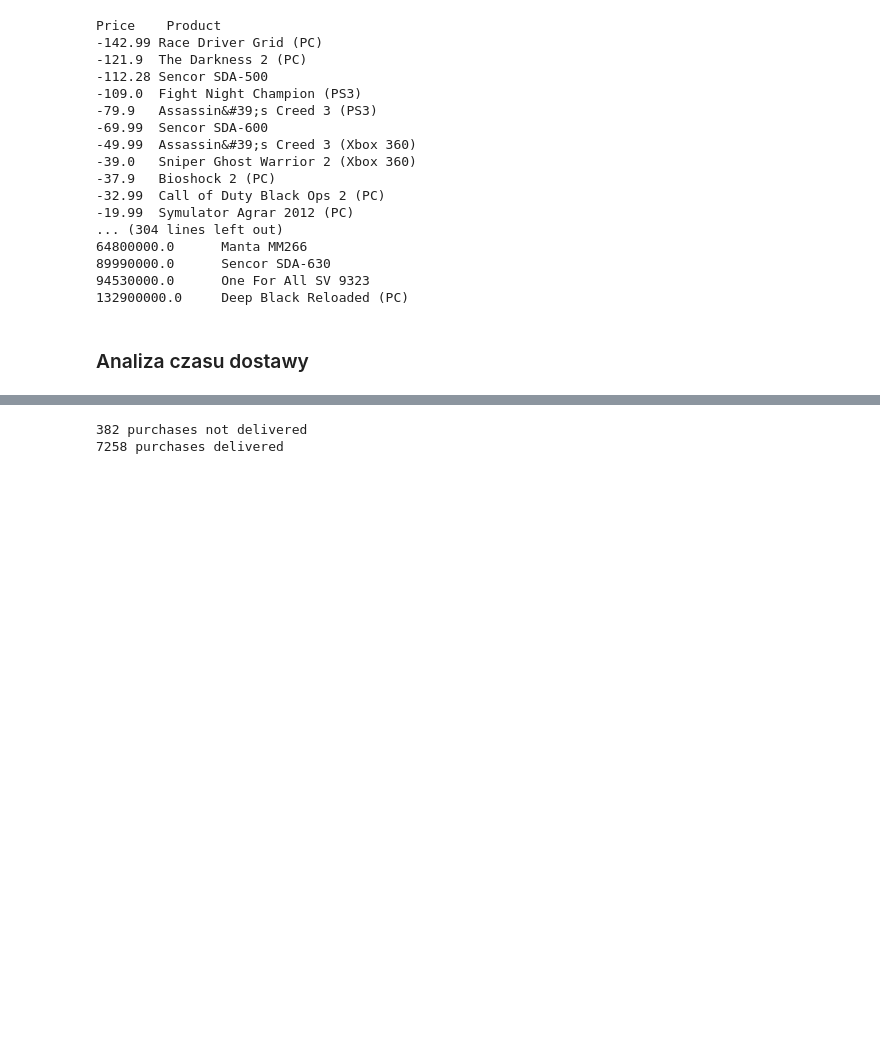
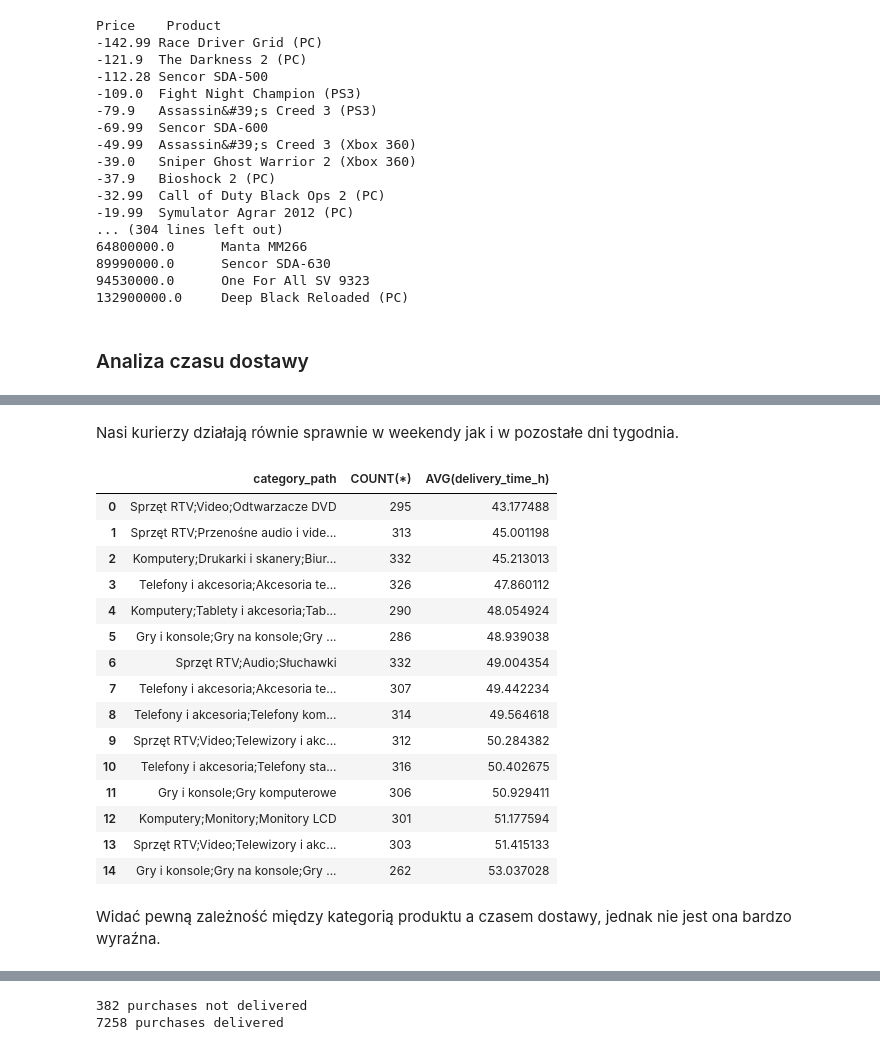
Before and after one commit to plibera/IUM_Project, a Jupyter notebook: dataAnalysis.ipynb, the cells around one changed output, grey strips where cells are left out. Saved outputs shown, nothing was run; the diff lists cells and outputs as text; code cells hidden in the pictures; blank space fills up the shorter version.

```diff
--- a/dataAnalysis.ipynb
+++ b/dataAnalysis.ipynb
@@ -106,0 +186,23 @@ Price    Product
+# %% [markdown]
+Nasi kurierzy działają równie sprawnie w weekendy jak i w pozostałe dni tygodnia.
+# %%
+pysqldf("SELECT category_path, COUNT(*), AVG(delivery_time_h) FROM correctDataDF GROUP BY category_path ORDER BY AVG(delivery_time_h);")
+# %% [output]
+|  | category_path | COUNT(*) | AVG(delivery_time_h) |
+| 0 | Sprzęt RTV;Video;Odtwarzacze DVD | 295 | 43.177488 |
+| 1 | Sprzęt RTV;Przenośne audio i vide... | 313 | 45.001198 |
+| 2 | Komputery;Drukarki i skanery;Biur... | 332 | 45.213013 |
+| 3 | Telefony i akcesoria;Akcesoria te... | 326 | 47.860112 |
+| 4 | Komputery;Tablety i akcesoria;Tab... | 290 | 48.054924 |
+| 5 | Gry i konsole;Gry na konsole;Gry ... | 286 | 48.939038 |
+| 6 | Sprzęt RTV;Audio;Słuchawki | 332 | 49.004354 |
+| 7 | Telefony i akcesoria;Akcesoria te... | 307 | 49.442234 |
+| 8 | Telefony i akcesoria;Telefony kom... | 314 | 49.564618 |
+| 9 | Sprzęt RTV;Video;Telewizory i akc... | 312 | 50.284382 |
+| 10 | Telefony i akcesoria;Telefony sta... | 316 | 50.402675 |
+| 11 | Gry i konsole;Gry komputerowe | 306 | 50.929411 |
+| 12 | Komputery;Monitory;Monitory LCD | 301 | 51.177594 |
+| 13 | Sprzęt RTV;Video;Telewizory i akc... | 303 | 51.415133 |
+| 14 | Gry i konsole;Gry na konsole;Gry ... | 262 | 53.037028 |
+# %% [markdown]
+Widać pewną zależność między kategorią produktu a czasem dostawy, jednak nie jest ona bardzo wyraźna.
```
Also changed, not shown: parts of 13 cells of this notebook, 1 other file.
